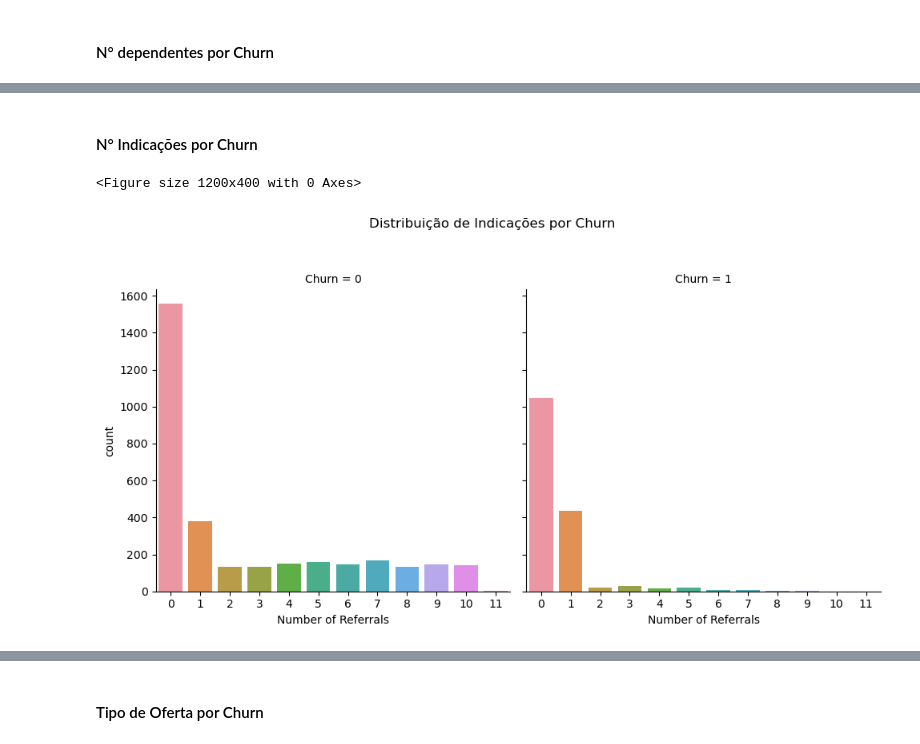
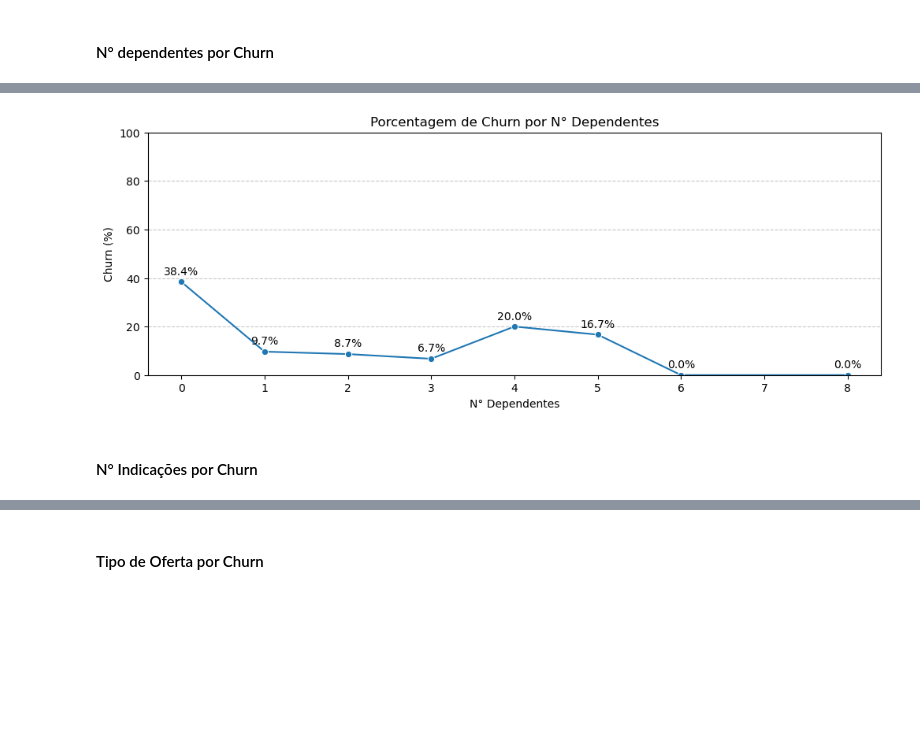
Before and after one commit to Passaret/Case-Churn, a Jupyter notebook: Customer_Churn_Prediction.ipynb, the cells around one changed output, grey strips where cells are left out. Drawn from its saved outputs; the diff is of its cells as text; code cells hidden in the pictures; blank space fills up the shorter version.

```diff
--- a/Customer_Churn_Prediction.ipynb
+++ b/Customer_Churn_Prediction.ipynb
@@ -312,0 +382,18 @@ g.fig.tight_layout()
+# %%
+# Criando tabela para o plot
+Dependentes_Churn = (
+    df.groupby(["Number of Dependents", "Churn"])
+    .size()
+    .reset_index(name="count")
+    .pivot(index="Number of Dependents", columns="Churn", values="count")
+)
+
+# Preencghendo os valores NA com 0
+Dependentes_Churn.fillna(0, inplace=True)
+
+# Calculando % de Churn
+Dependentes_Churn["Churn %"] = ( Dependentes_Churn[1] / (Dependentes_Churn[0] + Dependentes_Churn[1]) * 100)
+
+Dependentes_Churn.reset_index(inplace= True)
+
+Dependentes_Churn
@@ -313,11 +410,26 @@ g.fig.tight_layout()
+# %%
+plt.figure(figsize=(12, 4))
+
+g = sns.lineplot(data=Dependentes_Churn, x="Number of Dependents", y="Churn %", marker="o")
+
+# Loop para colocar texto nos pontos
+texts = Dependentes_Churn.apply(
+    lambda row: g.text(
+        row["Number of Dependents"],
+        row["Churn %"] + 3,
+        f"{row['Churn %']:.1f}%",
+        ha="center",
+        fontsize=10,
+    ),
+    axis=1,
+)
+
+plt.title("Porcentagem de Churn por N° Dependentes")
+plt.ylabel("Churn (%)")
+plt.xlabel("N° Dependentes")
+plt.ylim(0, 100)
+plt.grid(axis="y", linestyle="--", alpha=0.7)
+# %% [output]
+[figure, added]
 # %% [markdown]
 #### N° Indicações por Churn
-# %%
-plt.figure(figsize=(12,4))
-
-g = sns.catplot(data=df, x="Number of Referrals", col="Churn", kind="count")
-g.fig.suptitle("Distribuição de Indicações por Churn", y=1.05)
-g.fig.tight_layout()
-# %% [output]
-<Figure size 1200x400 with 0 Axes>
-[figure, removed]
```
Also changed, not shown: parts of 63 cells of this notebook.
